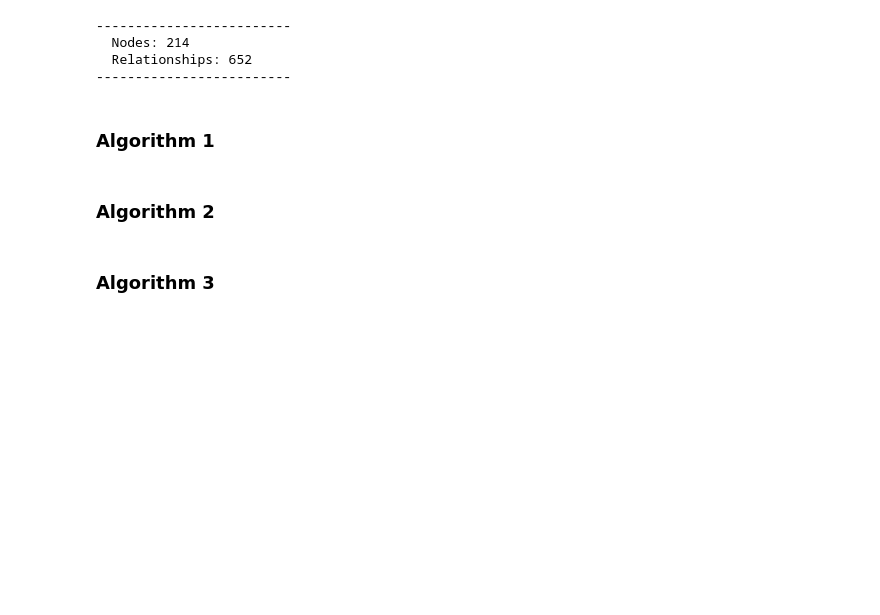
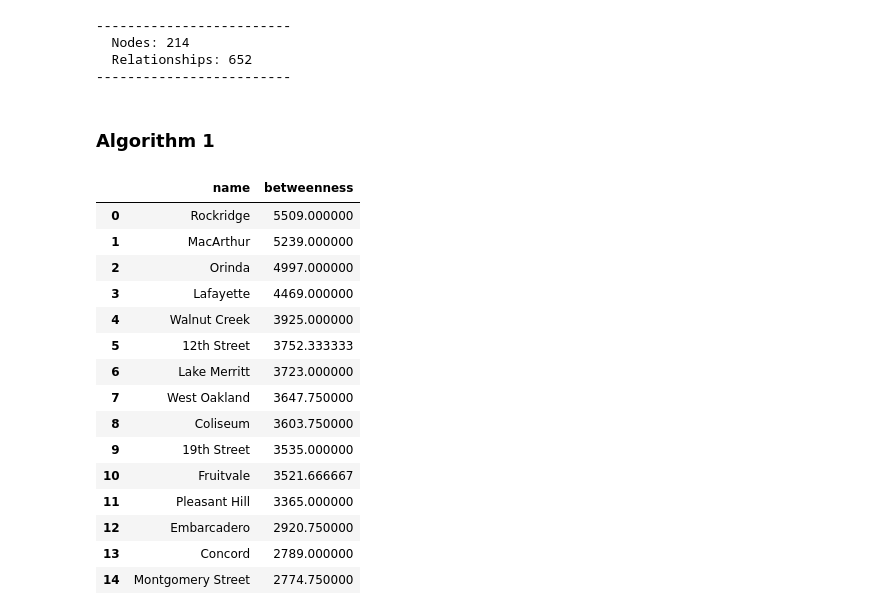
Before and after one commit to mids-w205/ChristensenDjalaliSelbyYaoProject3, a Jupyter notebook: code/Neo4j Code.ipynb, the cells around one changed output. Drawn from its saved outputs; the diff is of its cells as text; code cells hidden in the pictures; blank space fills up the shorter version.

Commit message:
Added first algorithm

```diff
--- a/code/Neo4j Code.ipynb
+++ b/code/Neo4j Code.ipynb
@@ -727,9 +727,48 @@ my_neo4j_number_nodes_relationships()
   Nodes: 214
   Relationships: 652
 -------------------------
-# %% [markdown]
-### Algorithm 1
-# %% [markdown]
-### Algorithm 2
-# %% [markdown]
-### Algorithm 3
+# %% [markdown]
+### Algorithm 1
+# %%
+query = "CALL gds.graph.drop('ds_graph', false)"
+session.run(query)
+
+query = "CALL gds.graph.project('ds_graph', 'Station', 'LINK', {relationshipProperties: 'weight'})"
+session.run(query)
+
+query = """
+
+CALL gds.betweenness.stream('ds_graph', {relationshipWeightProperty: 'weight'})
+YIELD nodeId, score
+RETURN gds.util.asNode(nodeId).name AS name, score as betweenness
+ORDER BY betweenness DESC
+
+"""
+
+results = my_neo4j_run_query_pandas(query)
+
+results = results[~results['name'].str.contains('arrive')]
+results = results[~results['name'].str.contains('depart')]
+results['name'] = results['name'].str.extract('^[\w]* ([\w\s]*)')
+includingCloseness = results.groupby(['name'],
+                as_index = False).mean().sort_values(by = 'betweenness',
+                                                     ascending = False).reset_index(drop = True)[:15]
+
+includingCloseness
+# %% [output]
+|  | name | betweenness |
+| 0 | Rockridge | 5509.000000 |
+| 1 | MacArthur | 5239.000000 |
+| 2 | Orinda | 4997.000000 |
+| 3 | Lafayette | 4469.000000 |
+| 4 | Walnut Creek | 3925.000000 |
+| 5 | 12th Street | 3752.333333 |
+| 6 | Lake Merritt | 3723.000000 |
+| 7 | West Oakland | 3647.750000 |
+| 8 | Coliseum | 3603.750000 |
+| 9 | 19th Street | 3535.000000 |
+| 10 | Fruitvale | 3521.666667 |
+| 11 | Pleasant Hill | 3365.000000 |
+| 12 | Embarcadero | 2920.750000 |
+| 13 | Concord | 2789.000000 |
+| 14 | Montgomery Street | 2774.750000 |
```
Also changed, not shown: parts of 9 cells of this notebook.
